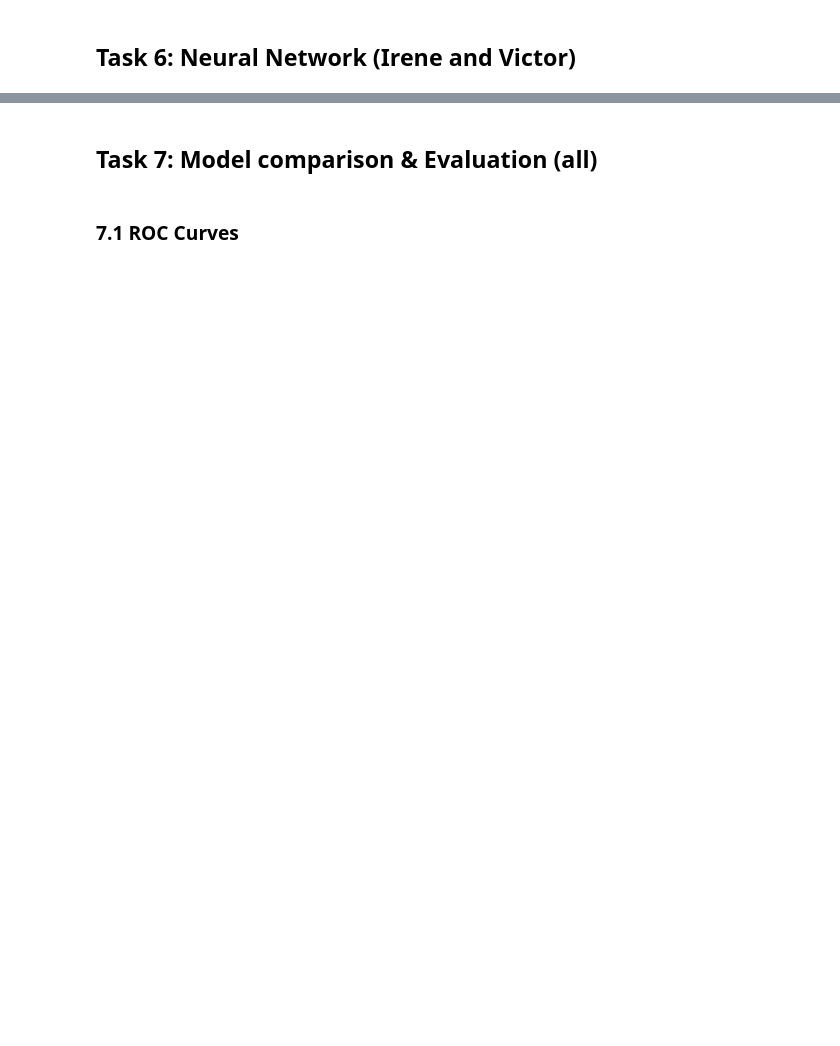
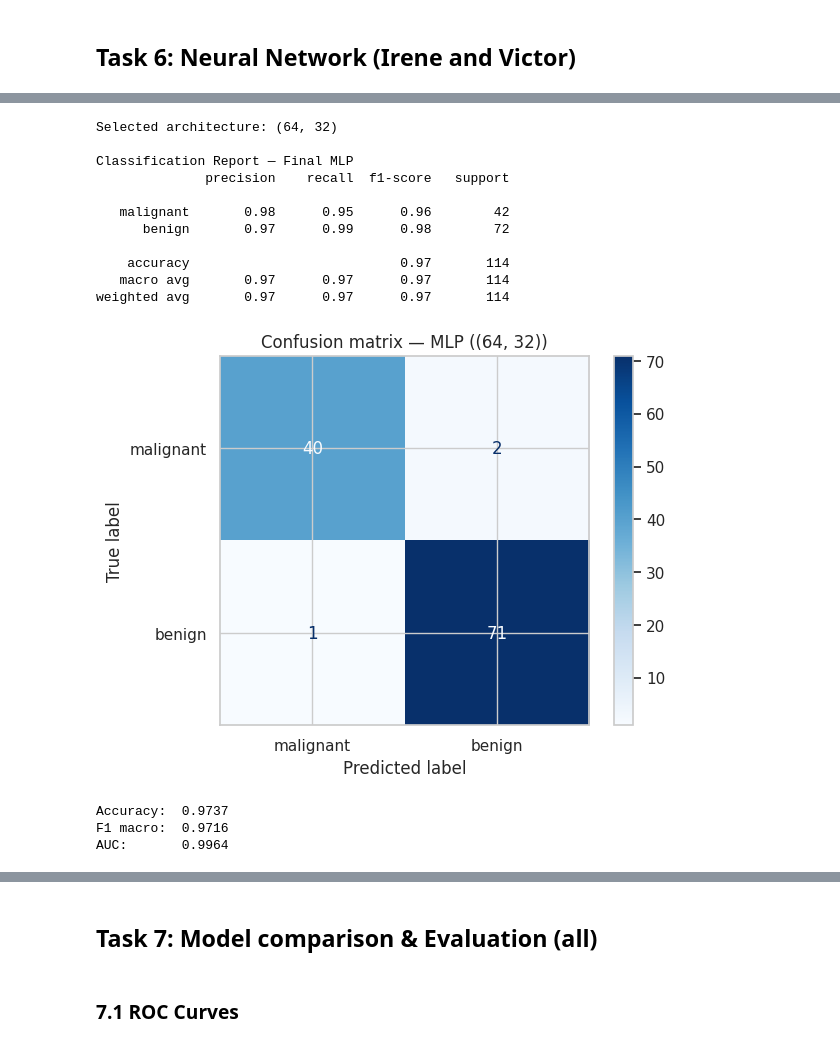
Before and after one commit to harasarahh/machine-learning-projects, a Jupyter notebook: SupervisedLearning/ML_assignment2.ipynb, the cells around one changed output, grey strips where cells are left out. Saved outputs shown, nothing was run; the diff lists cells and outputs as text; code cells hidden in the pictures; blank space fills up the shorter version.

```diff
--- a/SupervisedLearning/ML_assignment2.ipynb
+++ b/SupervisedLearning/ML_assignment2.ipynb
@@ -1003,0 +1100,56 @@ SVM results saved to shared dictionary:
+# %%
+#selecting the best architecture by test accuracy
+best_name = max(arch_results, key=lambda k: arch_results[k]["test_accuracy"])
+best_mlp  = arch_results[best_name]["model"]
+print(f"Selected architecture: {best_name}")
+
+# predictions
+y_pred_mlp = best_mlp.predict(X_test_scaled)
+y_prob_mlp = best_mlp.predict_proba(X_test_scaled)[:, 1]
+
+# classification report
+print("\nClassification Report — Final MLP")
+print(classification_report(y_test, y_pred_mlp, target_names=['malignant', 'benign']))
+
+# confusion matrix
+cm_mlp = confusion_matrix(y_test, y_pred_mlp)
+disp = ConfusionMatrixDisplay(confusion_matrix=cm_mlp,
+                              display_labels=['malignant', 'benign'])
+disp.plot(cmap='Blues', values_format='d')
+plt.title(f"Confusion matrix — MLP ({best_name})")
+plt.show()
+
+
+mlp_accuracy = accuracy_score(y_test, y_pred_mlp)
+mlp_f1_macro = f1_score(y_test, y_pred_mlp, average='macro')
+mlp_auc      = roc_auc_score(y_test, y_prob_mlp)
+mlp_fpr, mlp_tpr, _ = roc_curve(y_test, y_prob_mlp)
+
+results['Neural Network'] = {
+    'accuracy':   mlp_accuracy,
+    'f1_macro':   mlp_f1_macro,
+    'auc':        mlp_auc,
+    'train_time': arch_results[best_name]["train_time"],
+    'fpr':        mlp_fpr,
+    'tpr':        mlp_tpr,
+}
+
+print(f"\nAccuracy:  {mlp_accuracy:.4f}")
+print(f"F1 macro:  {mlp_f1_macro:.4f}")
+print(f"AUC:       {mlp_auc:.4f}")
+# %% [output]
+Selected architecture: (64, 32)
+
+Classification Report — Final MLP
+              precision    recall  f1-score   support
+
+   malignant       0.98      0.95      0.96        42
+      benign       0.97      0.99      0.98        72
+
+    accuracy                           0.97       114
+   macro avg       0.97      0.97      0.97       114
+weighted avg       0.97      0.97      0.97       114
+[figure, added]
+Accuracy:  0.9737
+F1 macro:  0.9716
+AUC:       0.9964
```
Also changed, not shown: parts of 25 cells of this notebook.
